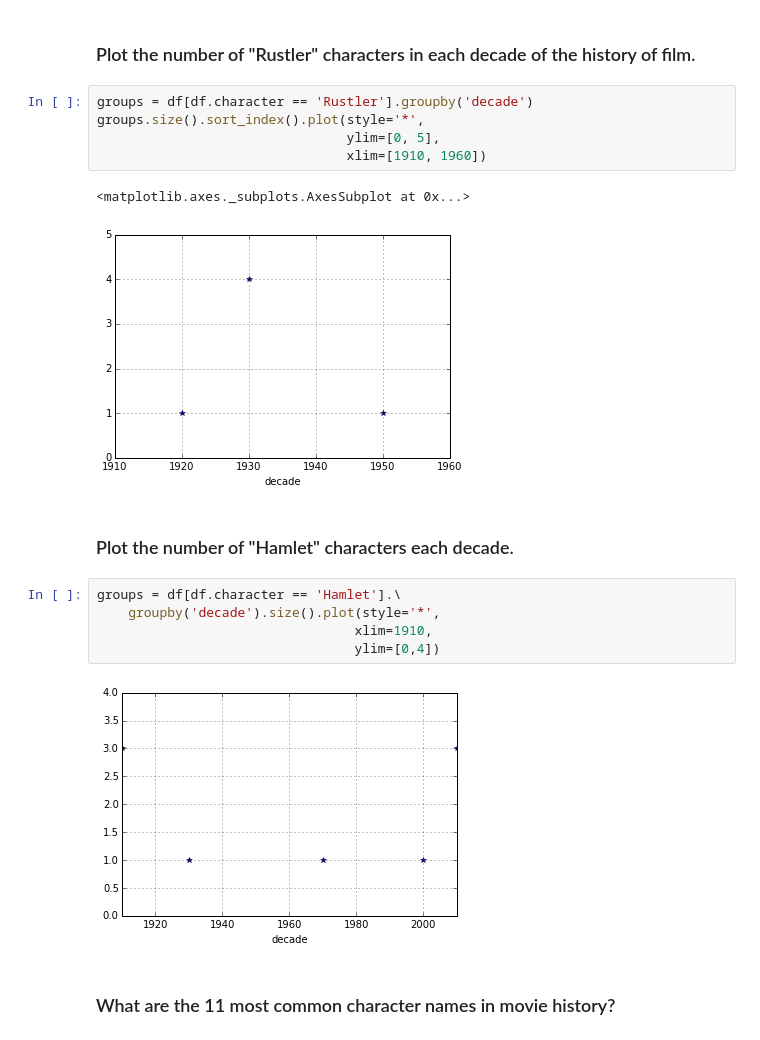
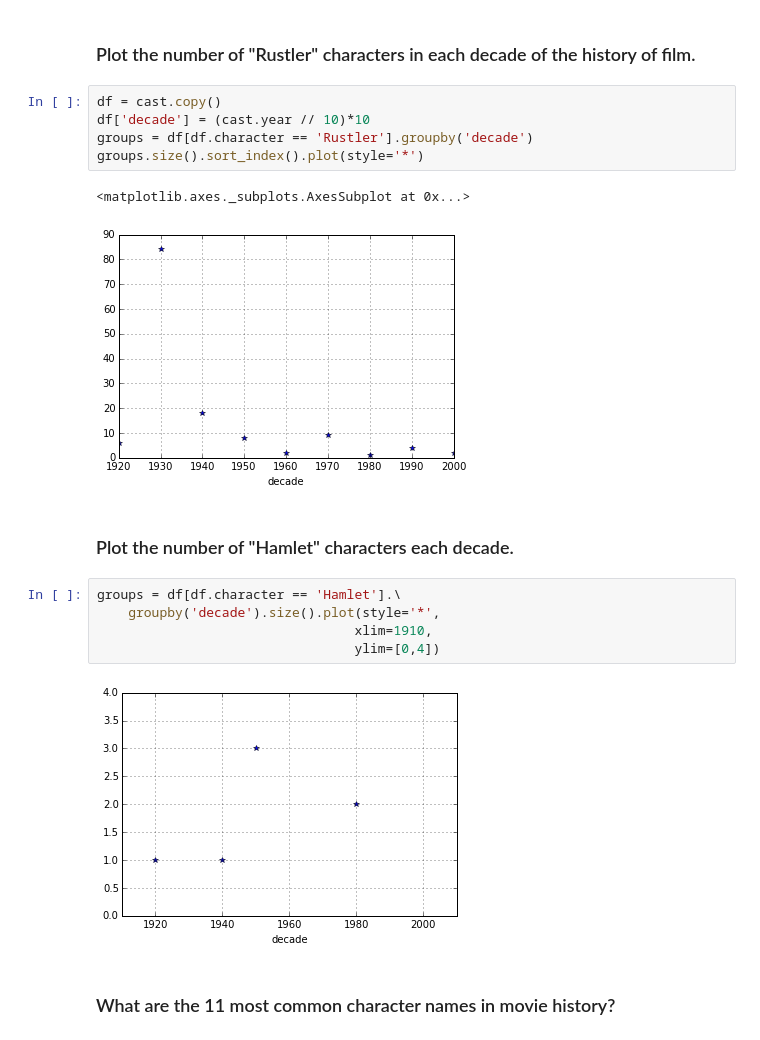
Before and after one commit to hjerpe/pycon-pandas-tutorial, a Jupyter notebook: Exercises-2.ipynb, the cells around one changed output. Cells and saved outputs as stored; diff of their text form.

```diff
--- a/Exercises-2.ipynb
+++ b/Exercises-2.ipynb
@@ -105,13 +103,13 @@ hamlet_counts.div(counts, fill_value=0).plot(style='.')
 # %% [markdown]
 ### Plot the number of "Rustler" characters in each decade of the history of film.
 # %%
+df = cast.copy()
+df['decade'] = (cast.year // 10)*10
 groups = df[df.character == 'Rustler'].groupby('decade')
-groups.size().sort_index().plot(style='*',
-                                ylim=[0, 5],
-                                xlim=[1910, 1960])
+groups.size().sort_index().plot(style='*')
 # %% [output]
 <matplotlib.axes._subplots.AxesSubplot at 0x...>
-[figure, old version]
+[figure, new version]
 # %% [markdown]
 ### Plot the number of "Hamlet" characters each decade.
 # %%
@@ -120,7 +118,7 @@ groups = df[df.character == 'Hamlet'].\
                                  xlim=1910,
                                  ylim=[0,4])
 # %% [output]
-[figure, old version]
+[figure, new version]
 # %% [markdown]
 ### What are the 11 most common character names in movie history?
 # %%
```
Also changed, not shown: parts of 11 cells of this notebook.
